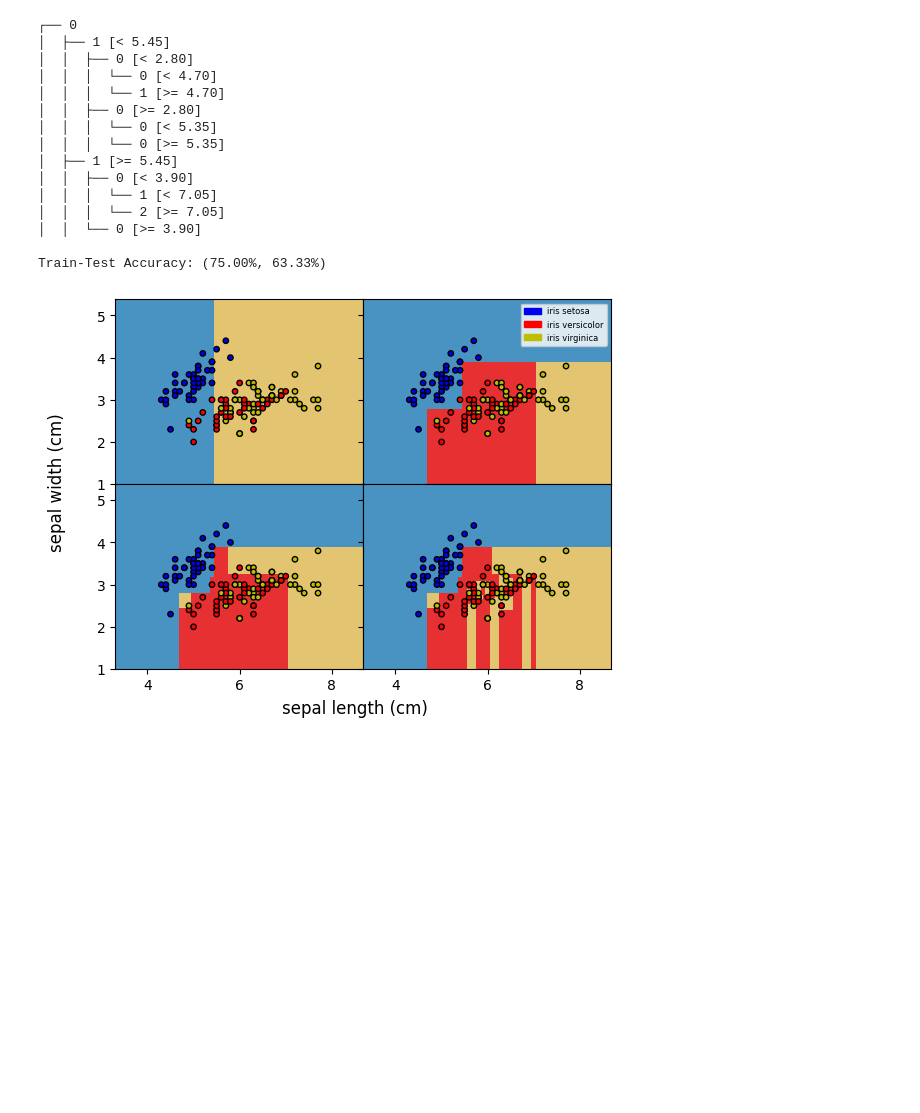
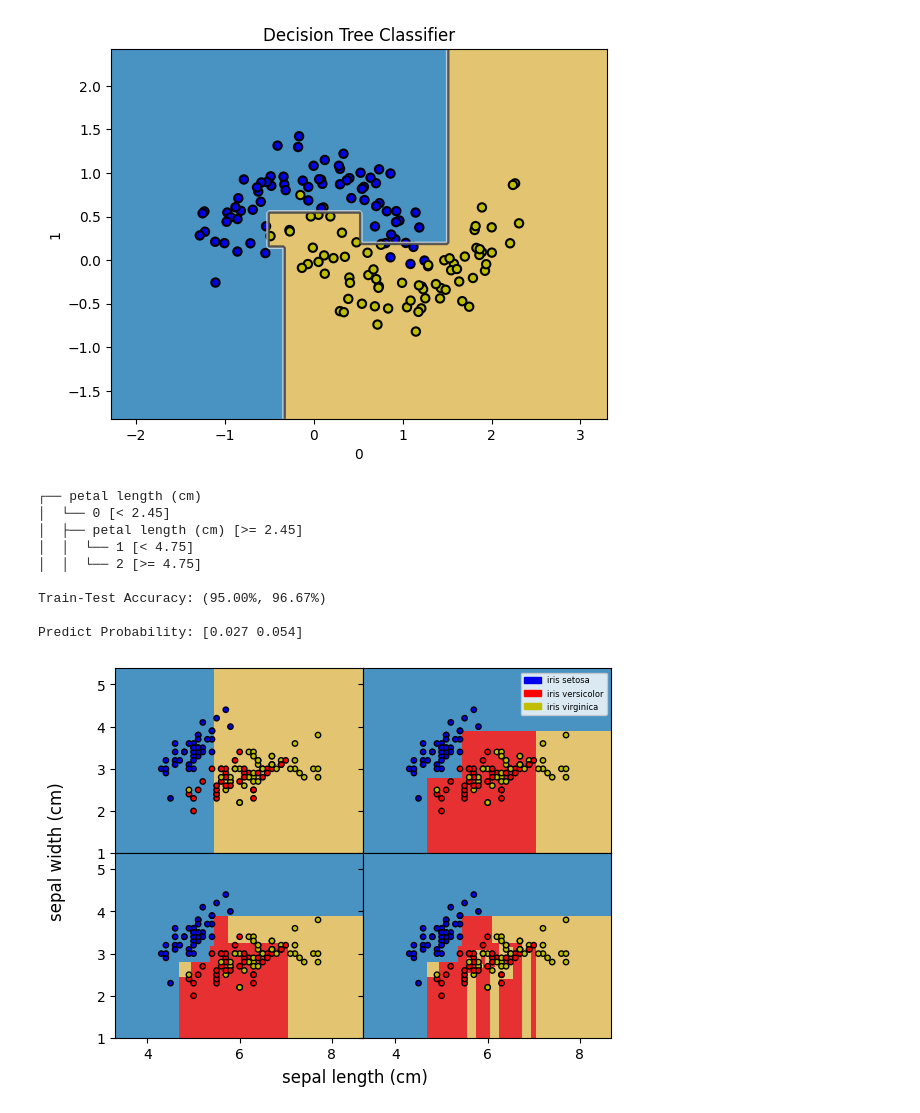
Before and after one commit to ben-my-to/mpitree, a Jupyter notebook: tree_clf_boundary.ipynb, the cells around one changed output. Drawn from its saved outputs; the diff is of its cells as text; code cells hidden in the pictures; blank space fills up the shorter version.

Commit message:
added predict prob into base estimator class

```diff
--- a/tree_clf_boundary.ipynb
+++ b/tree_clf_boundary.ipynb
@@ -14 +59,10 @@ np.random.seed = 42
+# %%
+from sklearn.datasets import make_moons
+
+X_moons, y_moons = make_moons(n_samples=150, noise=0.2, random_state=42)
+
+clf = DecisionTreeClassifier(criterion={"min_samples_split": 10}).fit(X_moons, y_moons)
+plot_tree_clf_boundary(clf, X_moons, y_moons, feature_names=["0", "1"])
+# %% [output]
+[figure, added]
 # %%
@@ -65,25 +76,21 @@ def plot_decision_tree_clf_boundary(clf, X, y, /, *, feature_names=None, lim=Non
 # %%
-clf = DecisionTreeClassifier(criterion={"max_depth": 3}).fit(X_train, y_train)
+clf = DecisionTreeClassifier(criterion={"max_depth": 2}).fit(X_train, y_train)
 print(clf)
 
 train_score, test_score = clf.score(X_train, y_train), clf.score(X_test, y_test)
 print(f"\nTrain-Test Accuracy: ({train_score:.2%}, {test_score:.2%})")
+
+print(f"\nPredict Probability: {clf.predict_prob(X_test.iloc[3]).round(3)}")
 # %% [output]
-┌── 0
-│  ├── 1 [< 5.45]
-│  │  ├── 0 [< 2.80]
-│  │  │  └── 0 [< 4.70]
-│  │  │  └── 1 [>= 4.70]
-│  │  ├── 0 [>= 2.80]
-│  │  │  └── 0 [< 5.35]
-│  │  │  └── 0 [>= 5.35]
-│  ├── 1 [>= 5.45]
-│  │  ├── 0 [< 3.90]
-│  │  │  └── 1 [< 7.05]
-│  │  │  └── 2 [>= 7.05]
-│  │  └── 0 [>= 3.90]
+┌── petal length (cm)
+│  └── 0 [< 2.45]
+│  ├── petal length (cm) [>= 2.45]
+│  │  └── 1 [< 4.75]
+│  │  └── 2 [>= 4.75]
 
-Train-Test Accuracy: (75.00%, 63.33%)
+Train-Test Accuracy: (95.00%, 96.67%)
+
+Predict Probability: [0.027 0.054]
 # %%
 h = 0.02  # step size in the mesh
 
```
Also changed, not shown: parts of 4 cells of this notebook, 3 other files.
